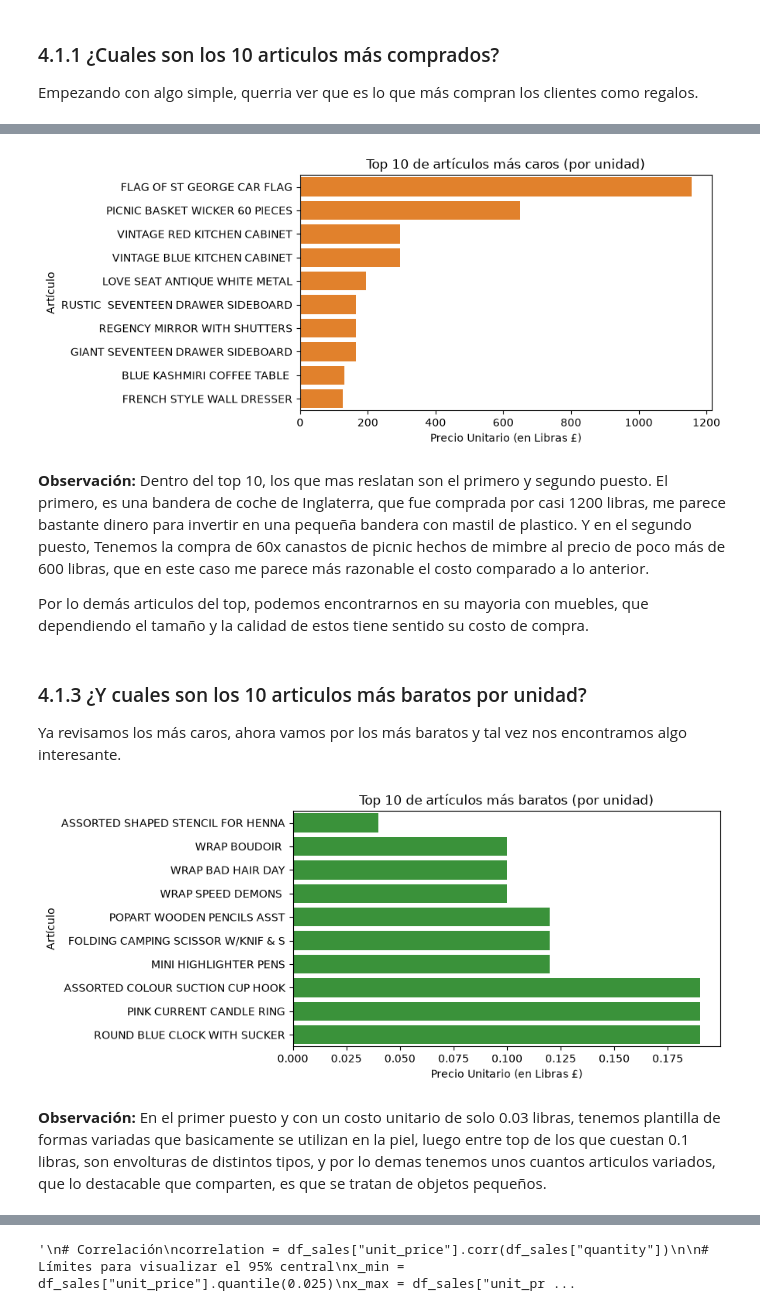
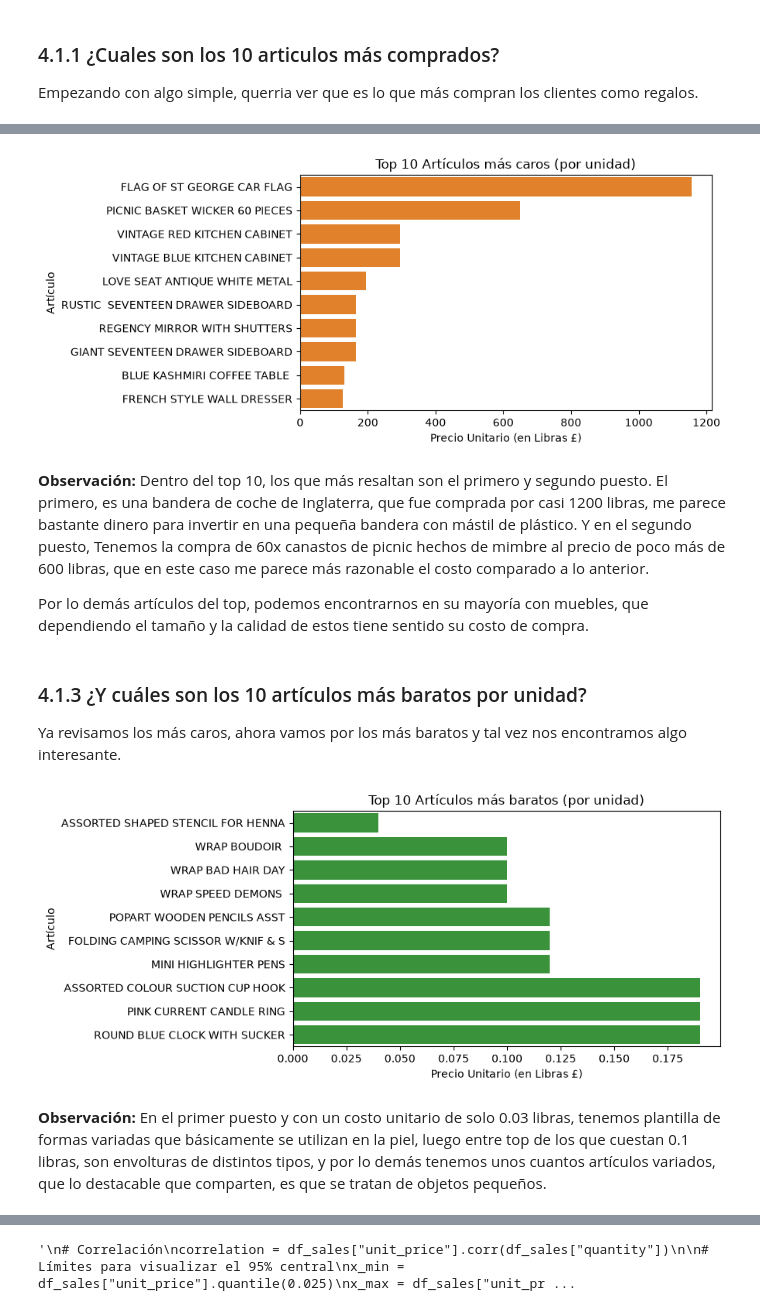
Before and after one commit to AgusPluda/online-retail-analysis, a Jupyter notebook: online_retail_analysis.ipynb, the cells around one changed output, grey strips where cells are left out. Saved outputs shown, nothing was run; the diff lists cells and outputs as text; code cells hidden in the pictures.

```diff
--- a/online_retail_analysis.ipynb
+++ b/online_retail_analysis.ipynb
@@ -440,28 +457,26 @@ Vamos a revisar que es lo más caro que se podia comprar en via online en eso ti
 # %%
 top_10_caros = (df_sales.groupby(["stock_code", "description"], as_index=False)["unit_price"]
                     .max().sort_values("unit_price", ascending=False).head(10))
 
 plt.figure(figsize=(9, 4))
 
 sns.barplot(data=top_10_caros, x="unit_price", y="description", color="tab:orange")
 
 plt.xlabel("Precio Unitario (en Libras £)")
 plt.ylabel("Artículo")
-plt.title("Top 10 de artículos más caros (por unidad)")
+plt.title("Top 10 Artículos más caros (por unidad)")
 
 plt.tight_layout()
-
 # plt.savefig("images/top_10_articulos_caros.png", dpi=300, bbox_inches="tight")
-
 plt.show()
 # %% [output]
-[figure, old version]
+[figure, new version]
 # %% [markdown]
-**Observación:** Dentro del top 10, los que mas reslatan son el primero y segundo puesto. El primero, es una bandera de coche de Inglaterra, que fue comprada por casi 1200 libras, me parece bastante dinero para invertir en una pequeña bandera con mastil de plastico. Y en el segundo puesto, Tenemos la compra de 60x canastos de picnic hechos de mimbre al precio de poco más de 600 libras, que en este caso me parece más razonable el costo comparado a lo anterior.
+**Observación:** Dentro del top 10, los que más resaltan son el primero y segundo puesto. El primero, es una bandera de coche de Inglaterra, que fue comprada por casi 1200 libras, me parece bastante dinero para invertir en una pequeña bandera con mástil de plástico. Y en el segundo puesto, Tenemos la compra de 60x canastos de picnic hechos de mimbre al precio de poco más de 600 libras, que en este caso me parece más razonable el costo comparado a lo anterior.
 
-Por lo demás articulos del top, podemos encontrarnos en su mayoria con muebles, que dependiendo el tamaño y la calidad de estos tiene sentido su costo de compra.
+Por lo demás artículos del top, podemos encontrarnos en su mayoría con muebles, que dependiendo el tamaño y la calidad de estos tiene sentido su costo de compra.
 # %% [markdown]
-### 4.1.3 ¿Y cuales son los 10 articulos más baratos por unidad?
+### 4.1.3 ¿Y cuáles son los 10 artículos más baratos por unidad?
 Ya revisamos los más caros, ahora vamos por los más baratos y tal vez nos encontramos algo interesante.
 # %%
 top_10_baratos = (df_sales.groupby(["stock_code", "description"], as_index=False)["unit_price"]
@@ -473,16 +488,14 @@ sns.barplot(data=top_10_baratos, x="unit_price", y="description", color="tab:gre
 
 plt.xlabel("Precio Unitario (en Libras £)")
 plt.ylabel("Artículo")
-plt.title("Top 10 de artículos más baratos (por unidad)")
+plt.title("Top 10 Artículos más baratos (por unidad)")
 
 plt.tight_layout()
-
 # plt.savefig("images/top_10_articulos_baratos.png", dpi=300, bbox_inches="tight")
-
 plt.show()
 # %% [output]
-[figure, old version]
+[figure, new version]
 # %% [markdown]
-**Observación:** En el primer puesto y con un costo unitario de solo 0.03 libras, tenemos plantilla de formas variadas que basicamente se utilizan en la piel, luego entre top de los que cuestan 0.1 libras, son envolturas de distintos tipos, y por lo demas tenemos unos cuantos articulos variados, que lo destacable que comparten, es que se tratan de objetos pequeños.
+**Observación:** En el primer puesto y con un costo unitario de solo 0.03 libras, tenemos plantilla de formas variadas que básicamente se utilizan en la piel, luego entre top de los que cuestan 0.1 libras, son envolturas de distintos tipos, y por lo demás tenemos unos cuantos artículos variados, que lo destacable que comparten, es que se tratan de objetos pequeños.
 # %% [markdown]
 ### 4.1.4 Y hablando de costos y cantidades, ¿Es más probable que compren más cantidad si es más barato el producto en unidad?
```
Also changed, not shown: parts of 51 cells of this notebook.
